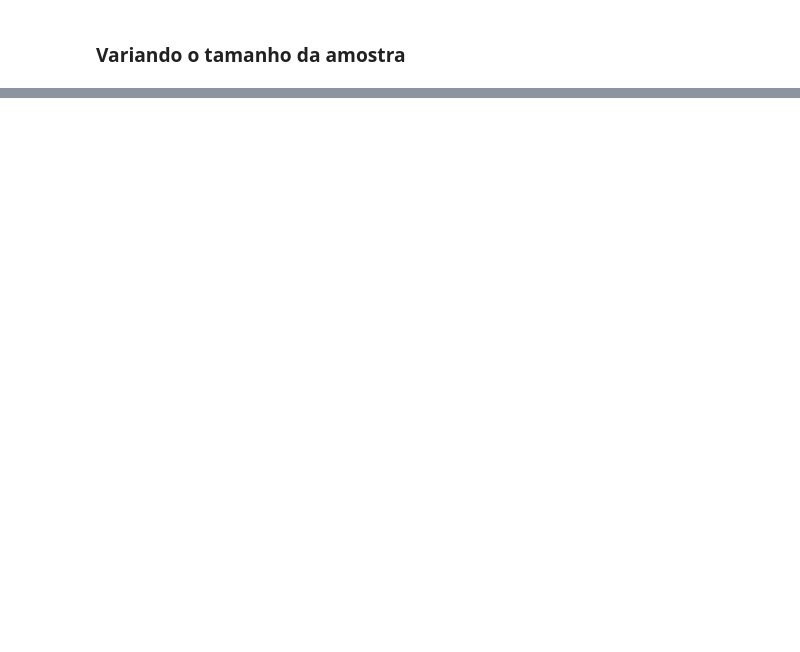
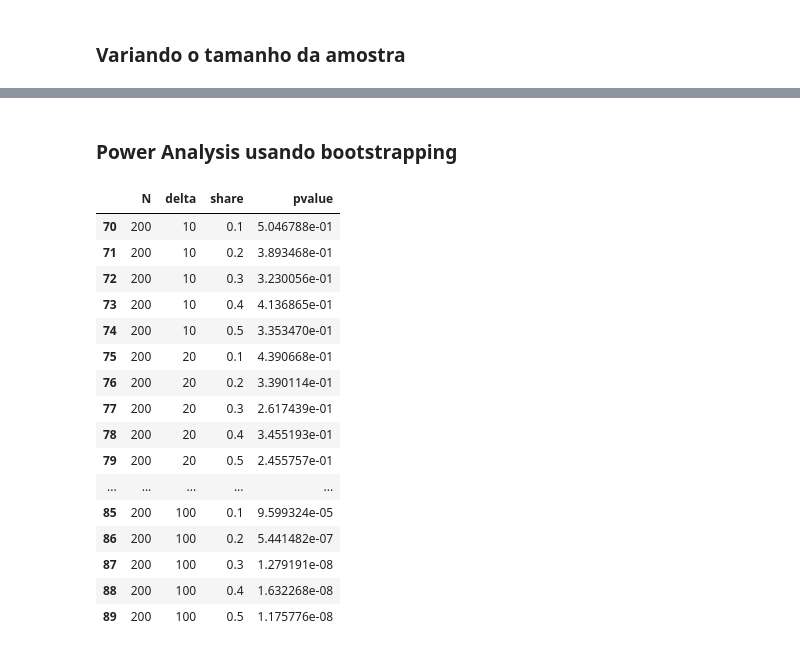
Before and after one commit to BernardoAflalo/economic-analysis, a Jupyter notebook: Stat Power.ipynb, the cells around one changed output, grey strips where cells are left out. Cells and saved outputs as stored; diff of their text form; code cells hidden in the pictures; blank space fills up the shorter version.

Commit message:
added bootstrapping power analysis

```diff
--- a/Stat Power.ipynb
+++ b/Stat Power.ipynb
@@ -98,0 +96,56 @@ pd.Series(vec_pvalue).plot()
+# %% [markdown]
+### Power Analysis usando bootstrapping
+# %%
+# Aqui é um histórico dos dados que quer fazer o power analysis (ex. vendas por cliente por dia)
+dados_input = (np.random.randn(500000)*std) + mean_control
+
+
+# Aqui é a matriz de testes para o bootstrapping. Vamos variar o tamanho do tratamento/ controle,
+# a diferença entre tratamento e controle e a % entre tratamento e controle, respectivamente
+size_simul = [20, 50, 200]
+delta_tratamento = [1, 5, 10, 20, 50, 100]
+share_trat_contr = [0.1, 0.2, 0.3, 0.4, 0.5]
+
+df = pd.DataFrame()
+ii_out=-1
+for N_simul in size_simul:
+    for delt_trat in delta_tratamento:
+        for share in share_trat_contr:
+            ii_out+=1
+
+            pval_acum = 0
+            for ii in range(0,n_simul):
+
+                n_controle = round(N_simul * (1-share))
+                n_tratamento = N_simul - n_controle
+
+                controle = np.random.choice(dados_input, n_controle, replace=True)
+                tratamento = np.random.choice(dados_input, n_tratamento, replace=True) + delt_trat
+
+                t2, pval = stats.ttest_ind(controle,tratamento)
+                pval_acum += pval
+            pval_final = pval_acum / n_simul
+
+
+            df = df.append(pd.DataFrame.from_dict({'N': [N_simul], 'delta': [delt_trat], 'share': [share], 'pvalue': [pval_final]}))
+
+df.reset_index(drop=True, inplace = True)
+df.tail(20)
+# %% [output]
+|  | N | delta | share | pvalue |
+| 70 | 200 | 10 | 0.1 | 5.046788e-01 |
+| 71 | 200 | 10 | 0.2 | 3.893468e-01 |
+| 72 | 200 | 10 | 0.3 | 3.230056e-01 |
+| 73 | 200 | 10 | 0.4 | 4.136865e-01 |
+| 74 | 200 | 10 | 0.5 | 3.353470e-01 |
+| 75 | 200 | 20 | 0.1 | 4.390668e-01 |
+| 76 | 200 | 20 | 0.2 | 3.390114e-01 |
+| 77 | 200 | 20 | 0.3 | 2.617439e-01 |
+| 78 | 200 | 20 | 0.4 | 3.455193e-01 |
+| 79 | 200 | 20 | 0.5 | 2.455757e-01 |
+| ... | ... | ... | ... | ... |
+| 85 | 200 | 100 | 0.1 | 9.599324e-05 |
+| 86 | 200 | 100 | 0.2 | 5.441482e-07 |
+| 87 | 200 | 100 | 0.3 | 1.279191e-08 |
+| 88 | 200 | 100 | 0.4 | 1.632268e-08 |
+| 89 | 200 | 100 | 0.5 | 1.175776e-08 |
```
Also changed, not shown: parts of 3 cells of this notebook.
